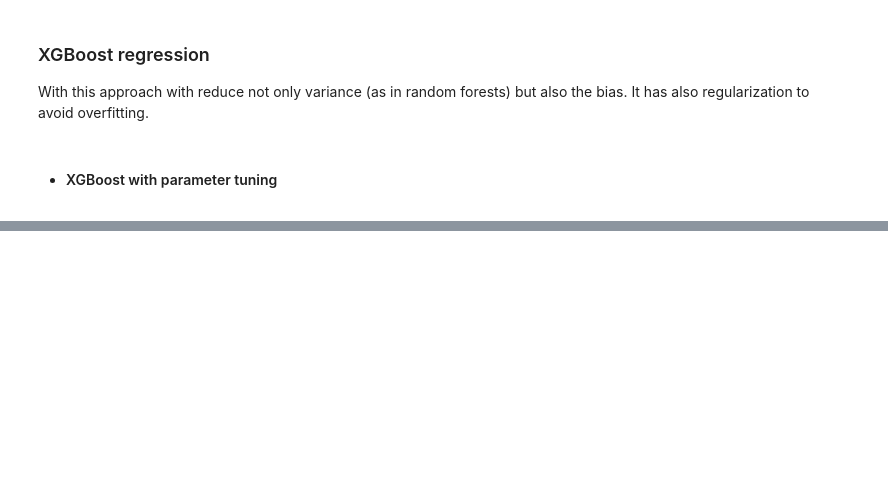
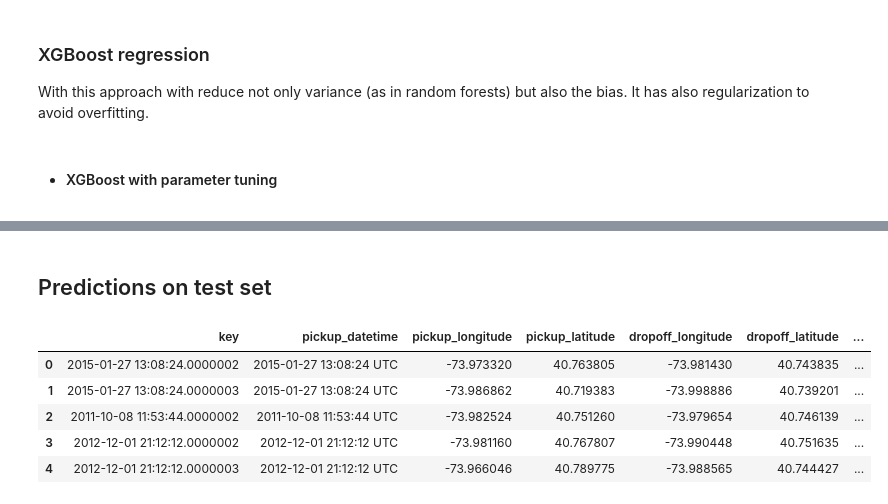
Before and after one commit to ana-rlopez/NYC_taxi_fare_prediction, a Jupyter notebook: NYTaxiFare_1_ExploratoryAnalysis_&_Preprocessing.ipynb, the cells around one changed output, grey strips where cells are left out. Cells and saved outputs as stored; diff of their text form; code cells hidden in the pictures; blank space fills up the shorter version.

```diff
--- a/NYTaxiFare_1_ExploratoryAnalysis_&_Preprocessing.ipynb
+++ b/NYTaxiFare_1_ExploratoryAnalysis_&_Preprocessing.ipynb
@@ -760,3 +518,16 @@ import os
 duration = 1  # seconds
 freq = 400  # Hz
 os.system('play -nq -t alsa synth {} sine {}'.format(duration, freq))
+# %% [markdown]
+## Predictions on test set
+# %%
+test_path = 'test_orig.csv'
+test = pd.read_csv(test_path)
+test.head()
+# %% [output]
+|  | key | pickup_datetime | pickup_longitude | pickup_latitude | dropoff_longitude | dropoff_latitude | ... |
+| 0 | 2015-01-27 13:08:24.0000002 | 2015-01-27 13:08:24 UTC | -73.973320 | 40.763805 | -73.981430 | 40.743835 | ... |
+| 1 | 2015-01-27 13:08:24.0000003 | 2015-01-27 13:08:24 UTC | -73.986862 | 40.719383 | -73.998886 | 40.739201 | ... |
+| 2 | 2011-10-08 11:53:44.0000002 | 2011-10-08 11:53:44 UTC | -73.982524 | 40.751260 | -73.979654 | 40.746139 | ... |
+| 3 | 2012-12-01 21:12:12.0000002 | 2012-12-01 21:12:12 UTC | -73.981160 | 40.767807 | -73.990448 | 40.751635 | ... |
+| 4 | 2012-12-01 21:12:12.0000003 | 2012-12-01 21:12:12 UTC | -73.966046 | 40.789775 | -73.988565 | 40.744427 | ... |
```
Also changed, not shown: parts of 75 cells of this notebook.
